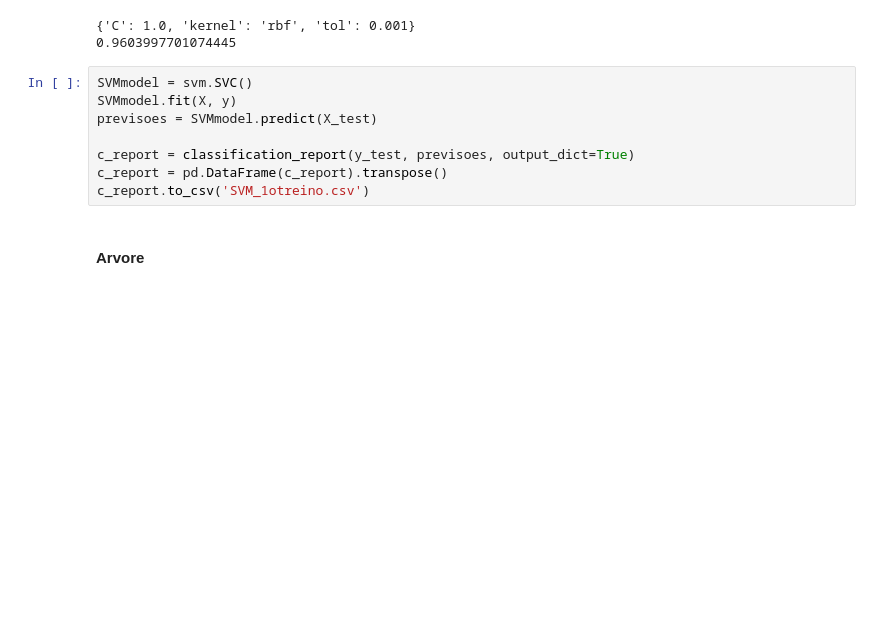
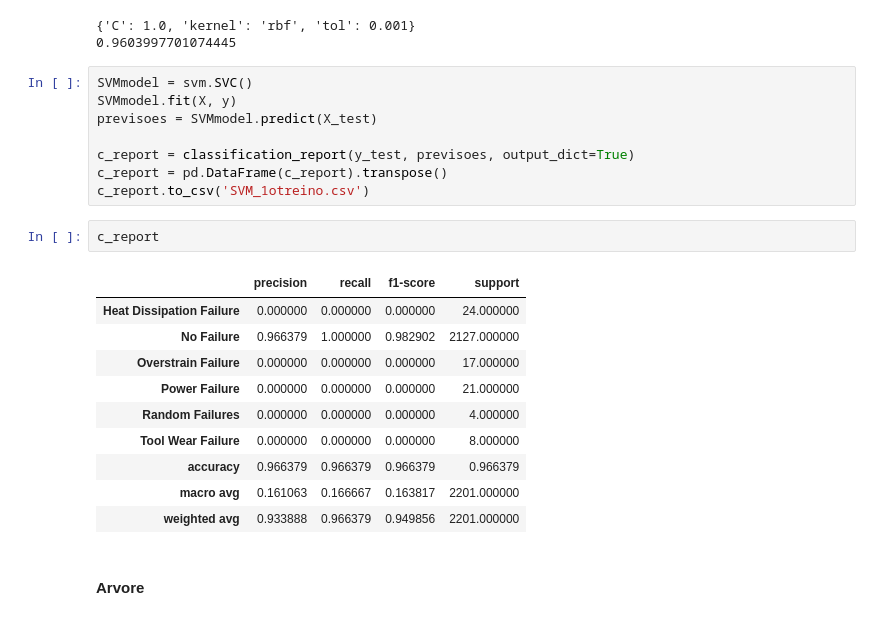
Before and after one commit to matheusldettmar/desafiolighthouse, a Jupyter notebook: modelo_lighthouse.ipynb, the cells around one changed output. Cells and saved outputs as stored; diff of their text form; blank space fills up the shorter version.

```diff
--- a/modelo_lighthouse.ipynb
+++ b/modelo_lighthouse.ipynb
@@ -74,6 +74,19 @@ previsoes = SVMmodel.predict(X_test)
 c_report = classification_report(y_test, previsoes, output_dict=True)
 c_report = pd.DataFrame(c_report).transpose()
 c_report.to_csv('SVM_1otreino.csv')
+# %%
+c_report
+# %% [output]
+|  | precision | recall | f1-score | support |
+| Heat Dissipation Failure | 0.000000 | 0.000000 | 0.000000 | 24.000000 |
+| No Failure | 0.966379 | 1.000000 | 0.982902 | 2127.000000 |
+| Overstrain Failure | 0.000000 | 0.000000 | 0.000000 | 17.000000 |
+| Power Failure | 0.000000 | 0.000000 | 0.000000 | 21.000000 |
+| Random Failures | 0.000000 | 0.000000 | 0.000000 | 4.000000 |
+| Tool Wear Failure | 0.000000 | 0.000000 | 0.000000 | 8.000000 |
+| accuracy | 0.966379 | 0.966379 | 0.966379 | 0.966379 |
+| macro avg | 0.161063 | 0.166667 | 0.163817 | 2201.000000 |
+| weighted avg | 0.933888 | 0.966379 | 0.949856 | 2201.000000 |
 # %% [markdown]
 #### Arvore
 # %%
```
Also changed, not shown: parts of 24 cells of this notebook.
